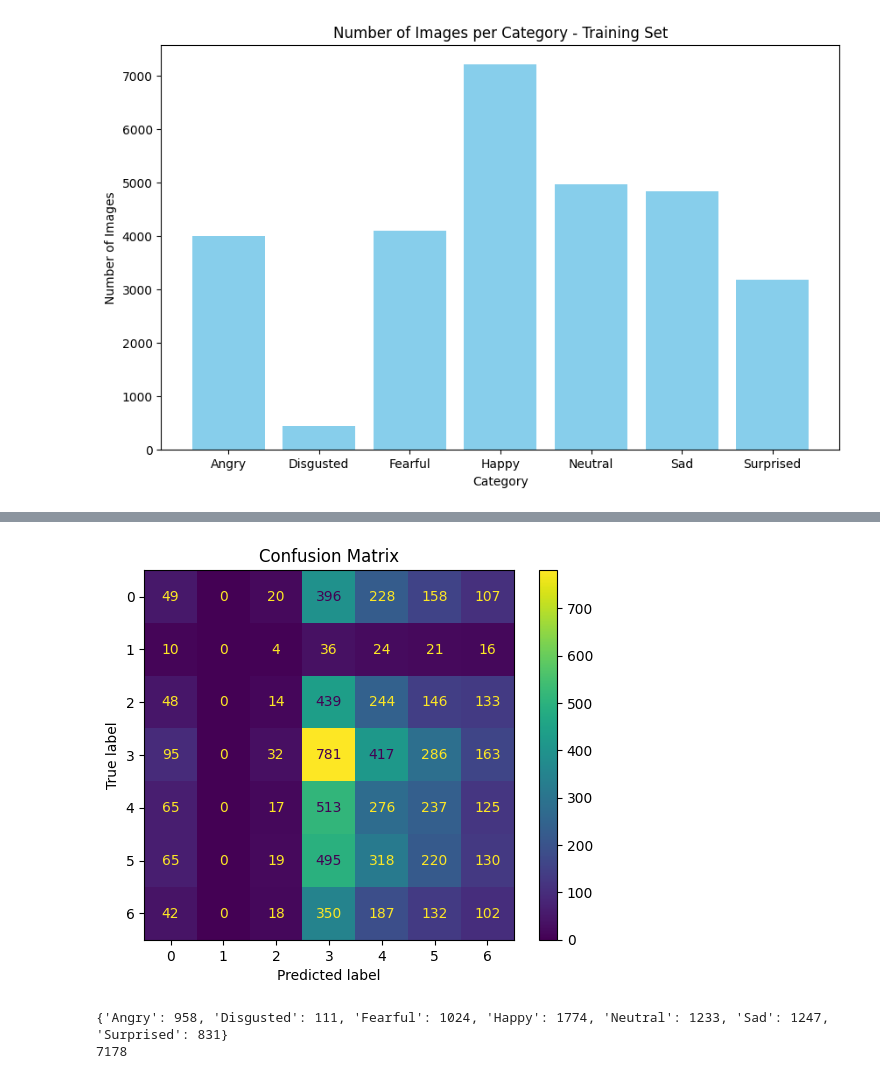
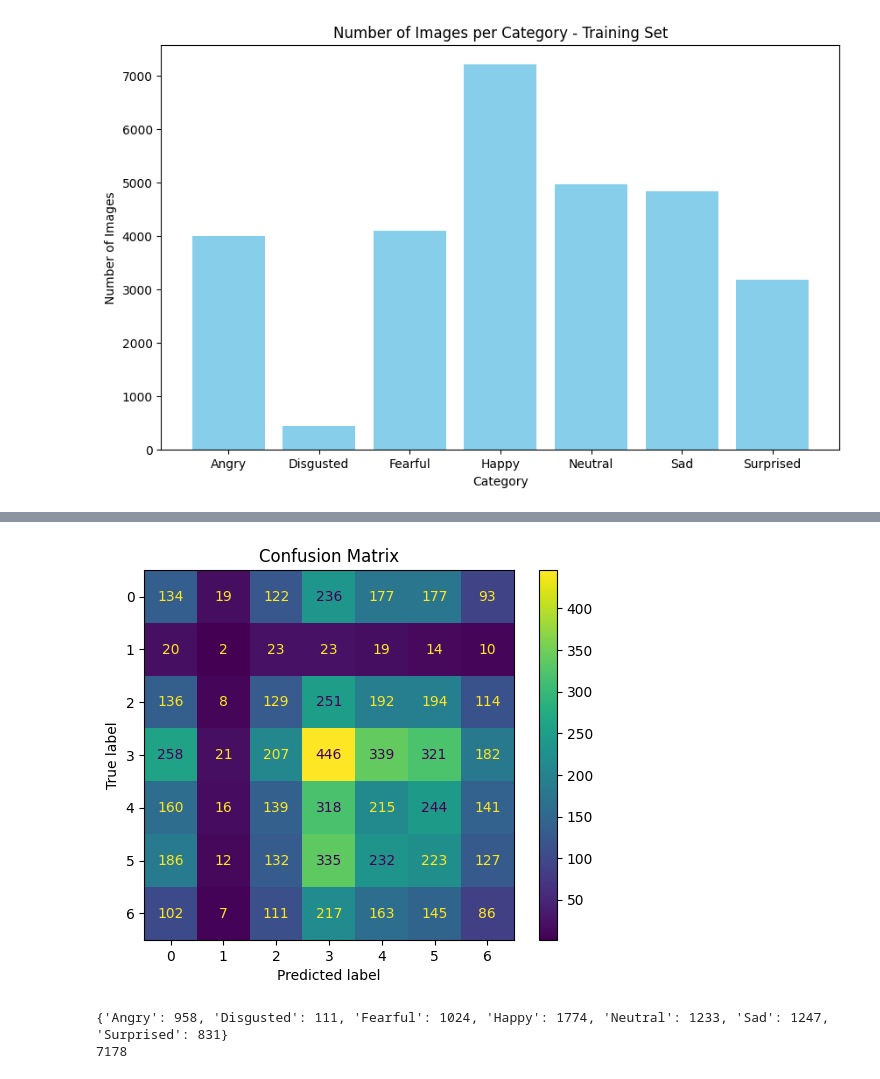
Before and after one commit to FedericoSantona/Project3, a Jupyter notebook: plots.ipynb, the cells around one changed output, grey strips where cells are left out. Cells and saved outputs as stored; diff of their text form; code cells hidden in the pictures.

Commit message:
new model

```diff
--- a/plots.ipynb
+++ b/plots.ipynb
@@ -157,7 +157,7 @@ plt.show()
 # %%
 y_true_classes = [np.argmax(i) for i in test_labels]
 # Load the best saved model
-best_model = load_model('best_model.pth')
+best_model = load_model('final_CNN_model.h5')
 
 y_pred = best_model.predict(x_test)
 y_pred_classes = np.argmax(y_pred, axis=1)
@@ -185,4 +185,4 @@ Test loss: 1.4524613618850708
-[figure, old version]
+[figure, new version]
 # %%
 # Relative Confusion Matrix
 
```
Also changed, not shown: parts of 6 cells of this notebook, 4 other files.
